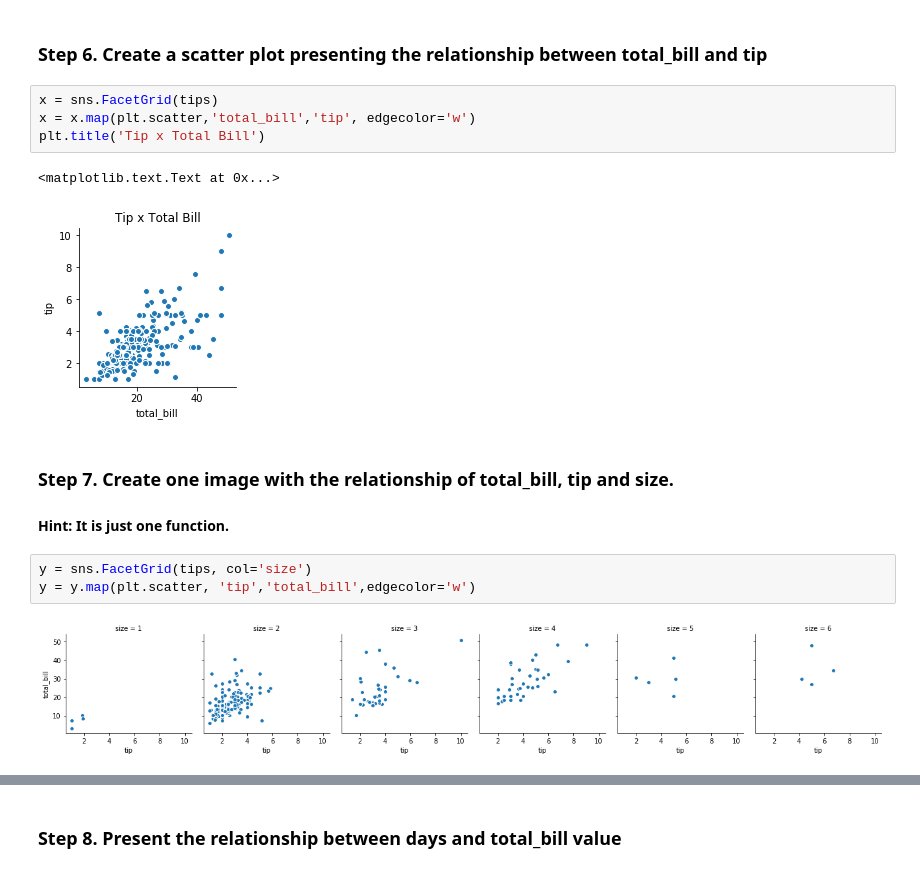
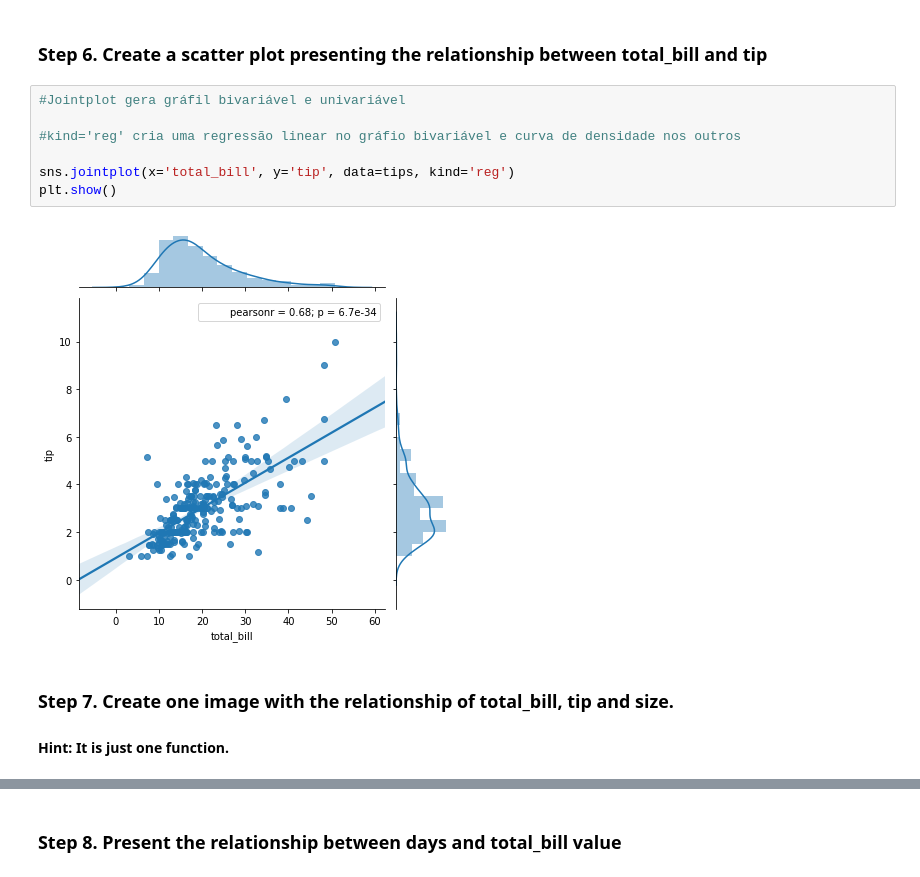
Before and after one commit to joaovitorez/octos-academy, a Jupyter notebook: 02. Data Handling/Exercises/07_Visualization/Tips/Exercises.ipynb, the cells around one changed output, grey strips where cells are left out. Saved outputs shown, nothing was run; the diff lists cells and outputs as text.

```diff
--- a/02. Data Handling/Exercises/07_Visualization/Tips/Exercises.ipynb
+++ b/02. Data Handling/Exercises/07_Visualization/Tips/Exercises.ipynb
@@ -67,18 +67,15 @@ plt.title('Total Bill')
 [figure]
 # %% [markdown]
 ### Step 6. Create a scatter plot presenting the relationship between total_bill and tip
-# %%
-x = sns.FacetGrid(tips)
-x = x.map(plt.scatter,'total_bill','tip', edgecolor='w')
-plt.title('Tip x Total Bill')
-# %% [output]
-<matplotlib.text.Text at 0x...>
-[figure, removed]
+# %%
+#Jointplot gera gráfil bivariável e univariável
+
+#kind='reg' cria uma regressão linear no gráfio bivariável e curva de densidade nos outros
+
+sns.jointplot(x='total_bill', y='tip', data=tips, kind='reg')
+plt.show()
+# %% [output]
+[figure, added]
 # %% [markdown]
 ### Step 7.  Create one image with the relationship of total_bill, tip and size.
 #### Hint: It is just one function.
-# %%
-y = sns.FacetGrid(tips, col='size')
-y = y.map(plt.scatter, 'tip','total_bill',edgecolor='w')
-# %% [output]
-[figure, removed]
```
Also changed, not shown: parts of 12 cells of this notebook.
